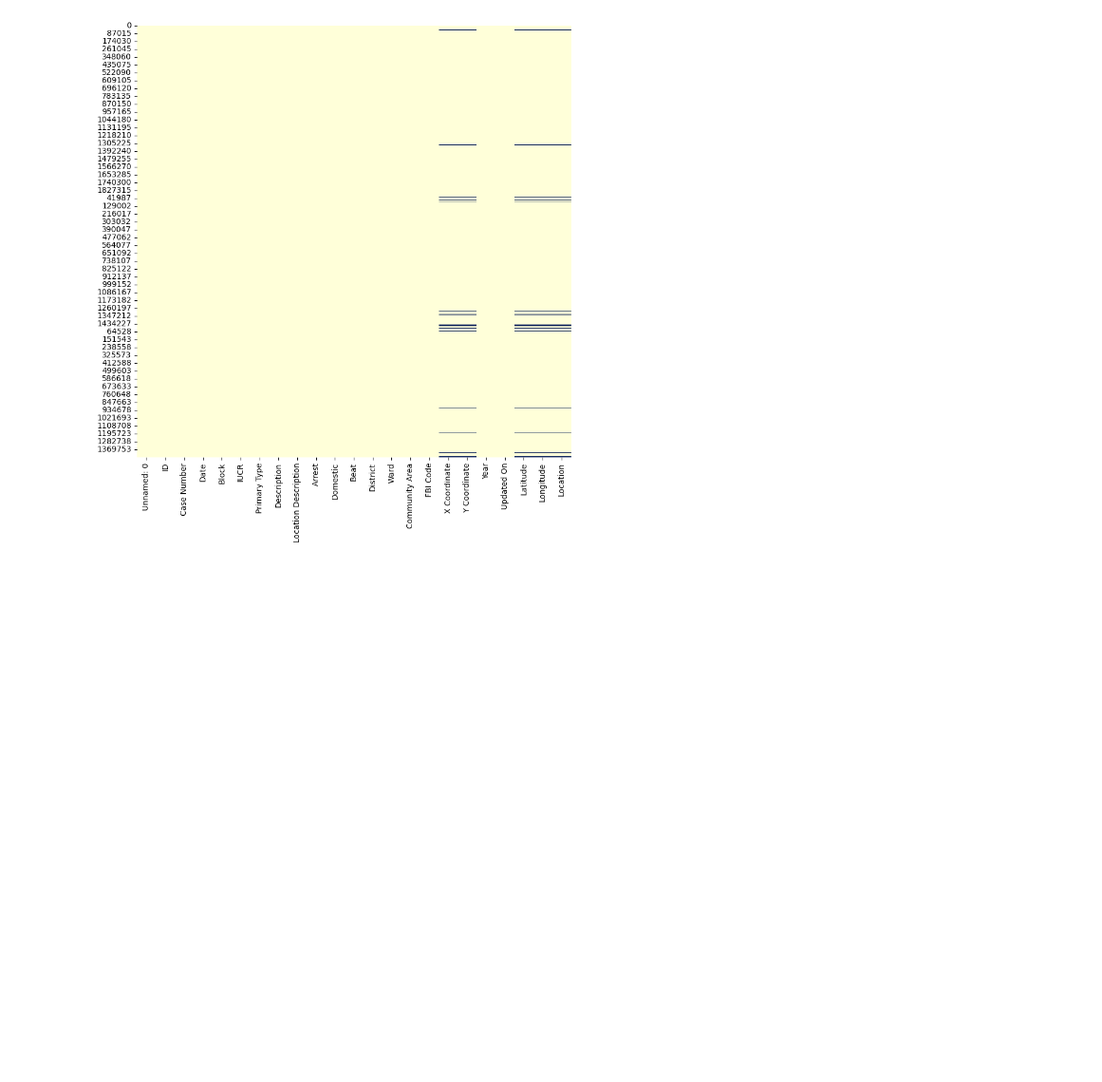
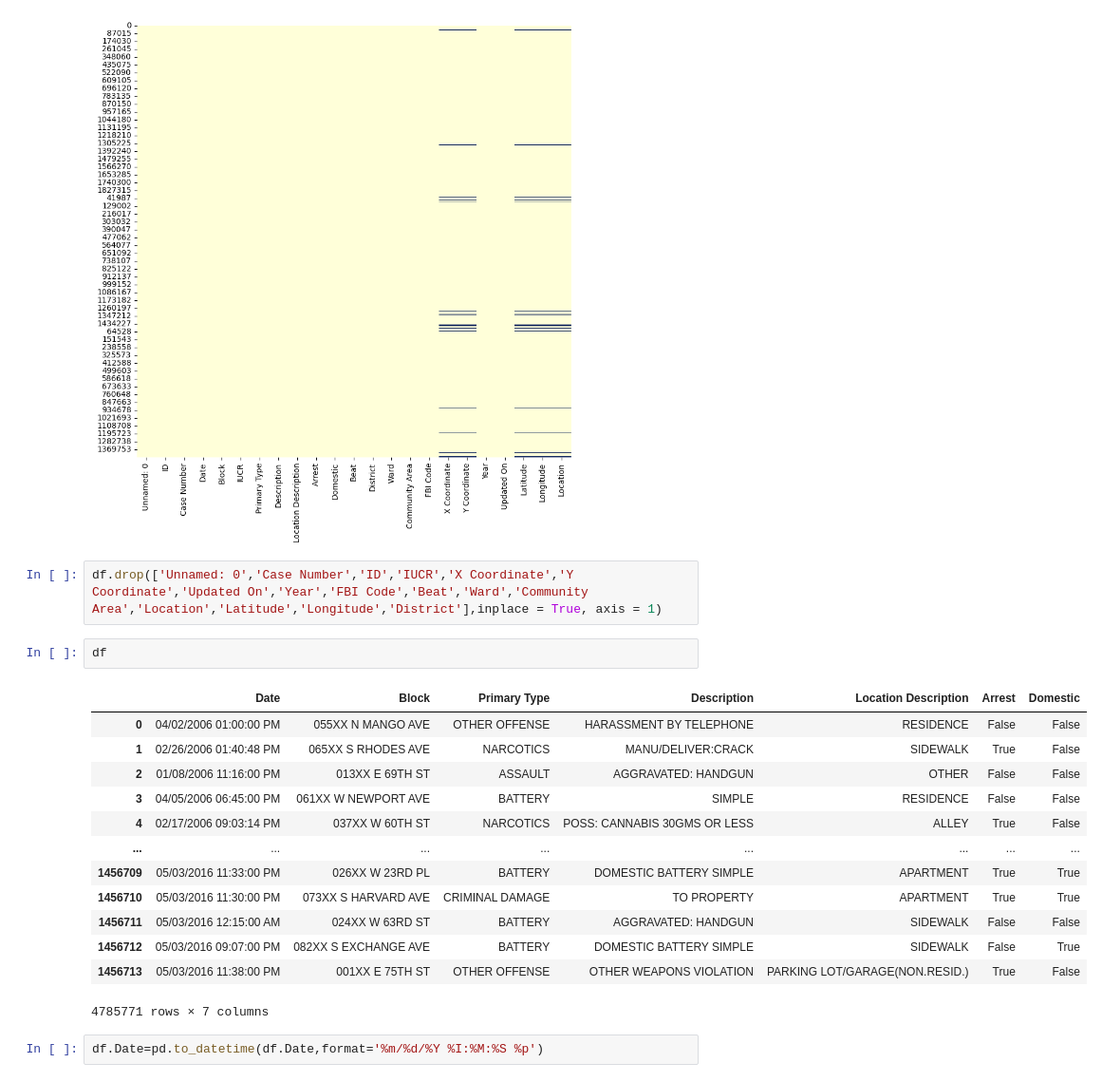
Before and after one commit to Devansh-Gupta-Official/facebook-prophet-chicagocrime, a Jupyter notebook: code.ipynb, the cells around one changed output. Shown at 95% size. Saved outputs shown, nothing was run; the diff lists cells and outputs as text; blank space fills up the shorter version.

```diff
--- a/code.ipynb
+++ b/code.ipynb
@@ -68,3 +68,23 @@ sns.heatmap(df.isnull(), cbar = False, cmap='YlGnBu')
 # %% [output]
 <AxesSubplot: >
 [figure]
+# %%
+df.drop(['Unnamed: 0','Case Number','ID','IUCR','X Coordinate','Y Coordinate','Updated On','Year','FBI Code','Beat','Ward','Community Area','Location','Latitude','Longitude','District'],inplace = True, axis = 1)
+# %%
+df
+# %% [output]
+|  | Date | Block | Primary Type | Description | Location Description | Arrest | Domestic |
+| 0 | 04/02/2006 01:00:00 PM | 055XX N MANGO AVE | OTHER OFFENSE | HARASSMENT BY TELEPHONE | RESIDENCE | False | False |
+| 1 | 02/26/2006 01:40:48 PM | 065XX S RHODES AVE | NARCOTICS | MANU/DELIVER:CRACK | SIDEWALK | True | False |
+| 2 | 01/08/2006 11:16:00 PM | 013XX E 69TH ST | ASSAULT | AGGRAVATED: HANDGUN | OTHER | False | False |
+| 3 | 04/05/2006 06:45:00 PM | 061XX W NEWPORT AVE | BATTERY | SIMPLE | RESIDENCE | False | False |
+| 4 | 02/17/2006 09:03:14 PM | 037XX W 60TH ST | NARCOTICS | POSS: CANNABIS 30GMS OR LESS | ALLEY | True | False |
+| ... | ... | ... | ... | ... | ... | ... | ... |
+| 1456709 | 05/03/2016 11:33:00 PM | 026XX W 23RD PL | BATTERY | DOMESTIC BATTERY SIMPLE | APARTMENT | True | True |
+| 1456710 | 05/03/2016 11:30:00 PM | 073XX S HARVARD AVE | CRIMINAL DAMAGE | TO PROPERTY | APARTMENT | True | True |
+| 1456711 | 05/03/2016 12:15:00 AM | 024XX W 63RD ST | BATTERY | AGGRAVATED: HANDGUN | SIDEWALK | False | False |
+| 1456712 | 05/03/2016 09:07:00 PM | 082XX S EXCHANGE AVE | BATTERY | DOMESTIC BATTERY SIMPLE | SIDEWALK | False | True |
+| 1456713 | 05/03/2016 11:38:00 PM | 001XX E 75TH ST | OTHER OFFENSE | OTHER WEAPONS VIOLATION | PARKING LOT/GARAGE(NON.RESID.) | True | False |
+4785771 rows × 7 columns
+# %%
+df.Date=pd.to_datetime(df.Date,format='%m/%d/%Y %I:%M:%S %p')
```
Also changed, not shown: parts of 1 cell of this notebook.
